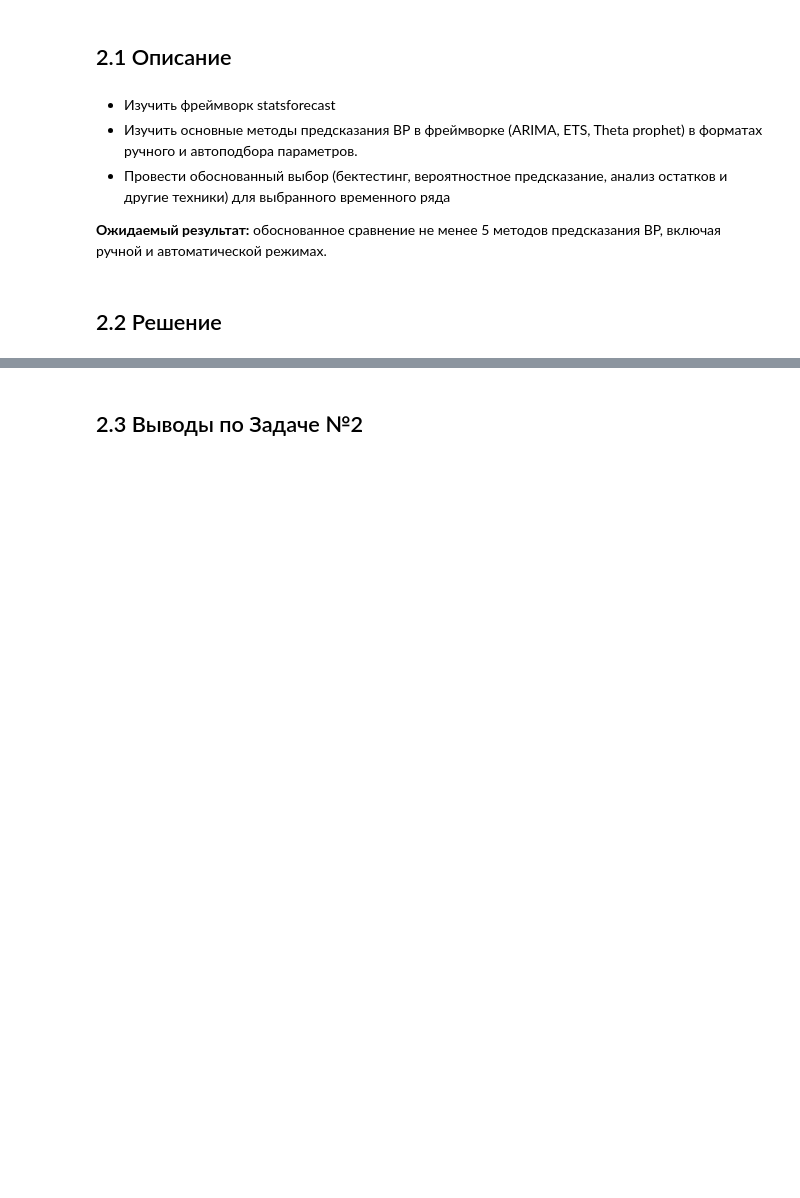
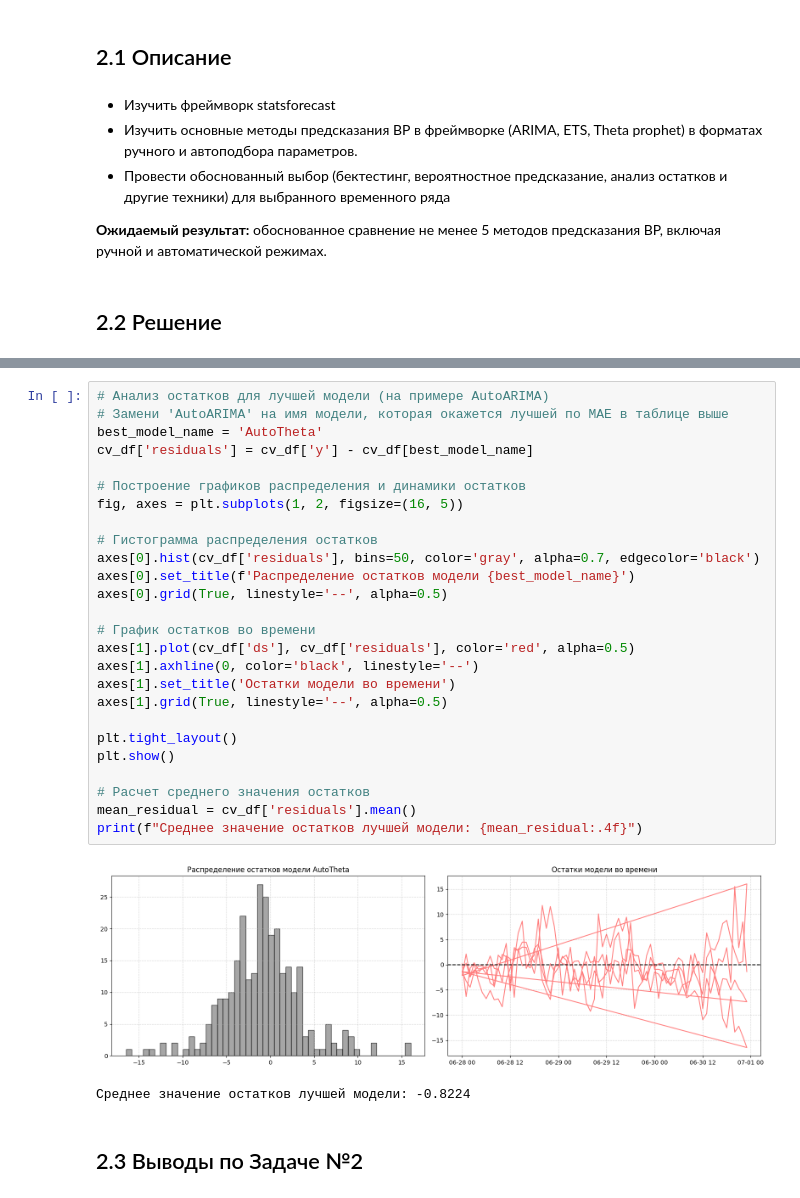
Before and after one commit to Hracc/ts-analysis, a Jupyter notebook: final_homework.ipynb, the cells around one changed output, grey strips where cells are left out. Cells and saved outputs as stored; diff of their text form; blank space fills up the shorter version.

```diff
--- a/final_homework.ipynb
+++ b/final_homework.ipynb
@@ -203,2 +330,31 @@ for j in df['unique_id'].unique():
+# %%
+# Анализ остатков для лучшей модели (на примере AutoARIMA)
+# Замени 'AutoARIMA' на имя модели, которая окажется лучшей по MAE в таблице выше
+best_model_name = 'AutoTheta'
+cv_df['residuals'] = cv_df['y'] - cv_df[best_model_name]
+
+# Построение графиков распределения и динамики остатков
+fig, axes = plt.subplots(1, 2, figsize=(16, 5))
+
+# Гистограмма распределения остатков
+axes[0].hist(cv_df['residuals'], bins=50, color='gray', alpha=0.7, edgecolor='black')
+axes[0].set_title(f'Распределение остатков модели {best_model_name}')
+axes[0].grid(True, linestyle='--', alpha=0.5)
+
+# График остатков во времени
+axes[1].plot(cv_df['ds'], cv_df['residuals'], color='red', alpha=0.5)
+axes[1].axhline(0, color='black', linestyle='--')
+axes[1].set_title('Остатки модели во времени')
+axes[1].grid(True, linestyle='--', alpha=0.5)
+
+plt.tight_layout()
+plt.show()
+
+# Расчет среднего значения остатков
+mean_residual = cv_df['residuals'].mean()
+print(f"Среднее значение остатков лучшей модели: {mean_residual:.4f}")
+# %% [output]
+[figure, added]
+Среднее значение остатков лучшей модели: -0.8224
 # %% [markdown]
 ## 2.3 Выводы по Задаче №2
```
Also changed, not shown: parts of 12 cells of this notebook.
